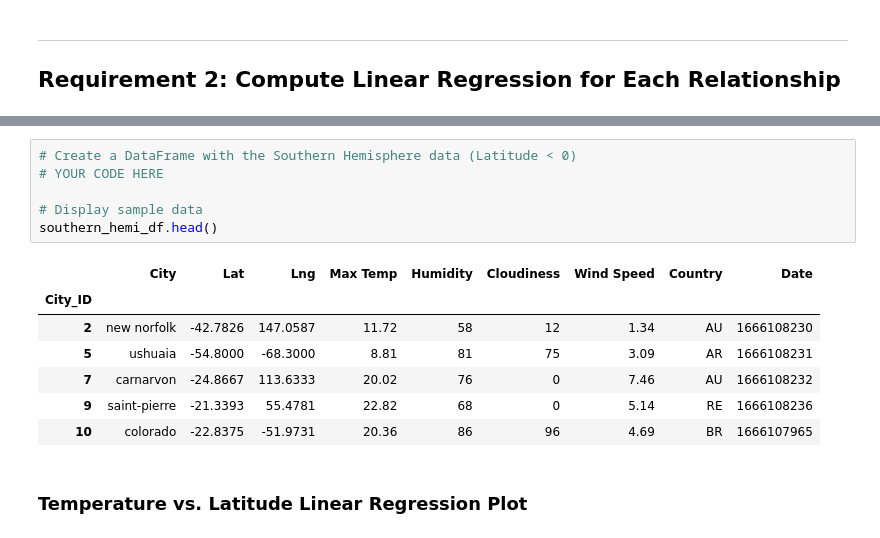
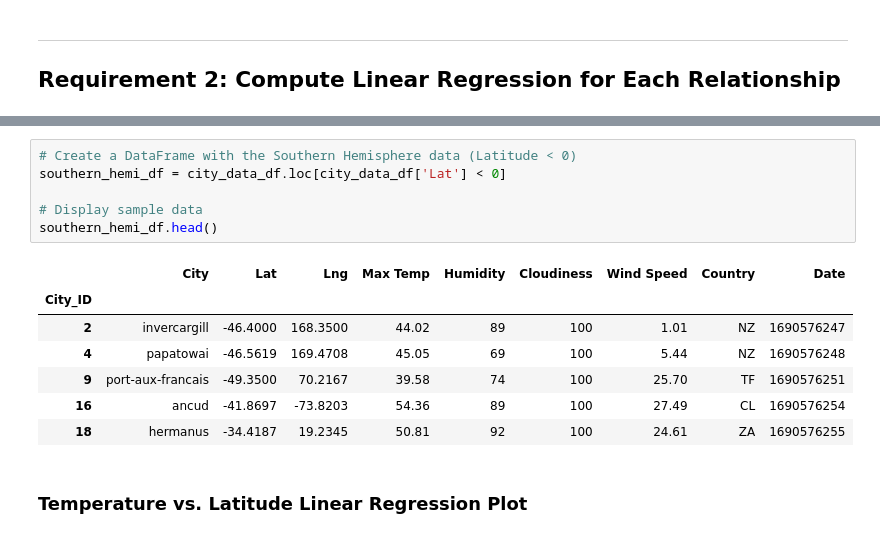
Before and after one commit to Kevin-Lad/python-api-challenge, a Jupyter notebook: WeatherPy/WeatherPy.ipynb, the cells around one changed output, grey strips where cells are left out. Drawn from its saved outputs; the diff is of its cells as text.

```diff
--- a/WeatherPy/WeatherPy.ipynb
+++ b/WeatherPy/WeatherPy.ipynb
@@ -286,16 +306,16 @@ northern_hemi_df.head()
 # %%
 # Create a DataFrame with the Southern Hemisphere data (Latitude < 0)
-# YOUR CODE HERE
+southern_hemi_df = city_data_df.loc[city_data_df['Lat'] < 0]
 
 # Display sample data
 southern_hemi_df.head()
 # %% [output]
 |  | City | Lat | Lng | Max Temp | Humidity | Cloudiness | Wind Speed | Country | Date |
 | City_ID |  |  |  |  |  |  |  |  |  |
-| 2 | new norfolk | -42.7826 | 147.0587 | 11.72 | 58 | 12 | 1.34 | AU | 1666108230 |
-| 5 | ushuaia | -54.8000 | -68.3000 | 8.81 | 81 | 75 | 3.09 | AR | 1666108231 |
-| 7 | carnarvon | -24.8667 | 113.6333 | 20.02 | 76 | 0 | 7.46 | AU | 1666108232 |
-| 9 | saint-pierre | -21.3393 | 55.4781 | 22.82 | 68 | 0 | 5.14 | RE | 1666108236 |
-| 10 | colorado | -22.8375 | -51.9731 | 20.36 | 86 | 96 | 4.69 | BR | 1666107965 |
+| 2 | invercargill | -46.4000 | 168.3500 | 44.02 | 89 | 100 | 1.01 | NZ | 1690576247 |
+| 4 | papatowai | -46.5619 | 169.4708 | 45.05 | 69 | 100 | 5.44 | NZ | 1690576248 |
+| 9 | port-aux-francais | -49.3500 | 70.2167 | 39.58 | 74 | 100 | 25.70 | TF | 1690576251 |
+| 16 | ancud | -41.8697 | -73.8203 | 54.36 | 89 | 100 | 27.49 | CL | 1690576254 |
+| 18 | hermanus | -34.4187 | 19.2345 | 50.81 | 92 | 100 | 24.61 | ZA | 1690576255 |
 # %% [markdown]
 ###  Temperature vs. Latitude Linear Regression Plot
```
Also changed, not shown: parts of 36 cells of this notebook, 5 other files.
